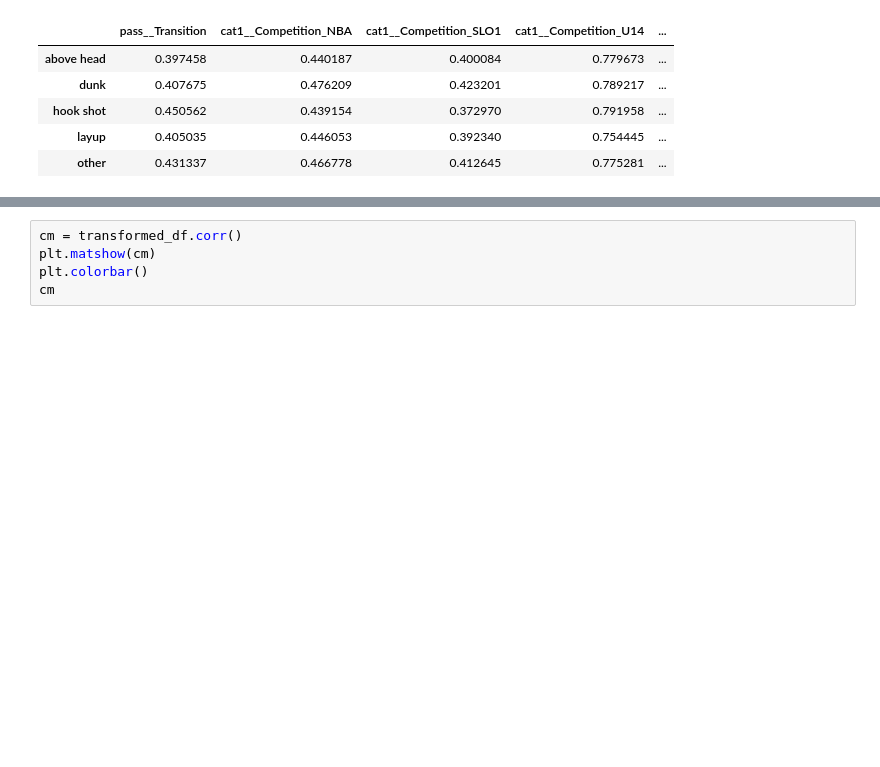
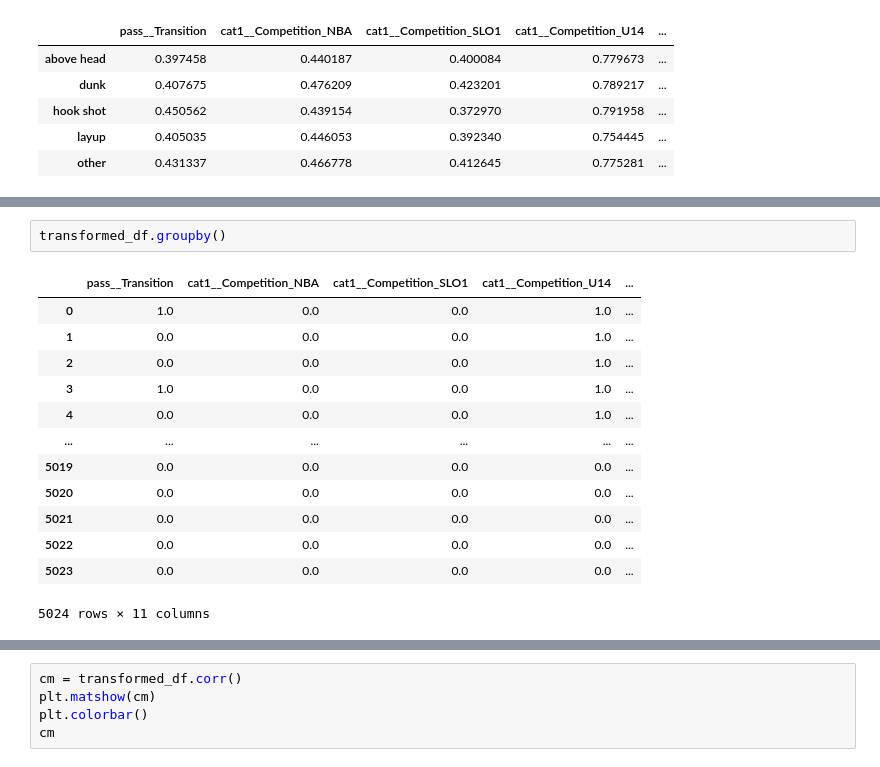
Before and after one commit to MatejVre/Generalized_Linear_Models, a Jupyter notebook: testing.ipynb, the cells around one changed output, grey strips where cells are left out. Cells and saved outputs as stored; diff of their text form; blank space fills up the shorter version.

```diff
--- a/testing.ipynb
+++ b/testing.ipynb
@@ -243,0 +280,16 @@ sns.heatmap(coefs_df, annot=annot_array, center=0, cmap="viridis", fmt="", cbar=
+# %%
+transformed_df.groupby()
+# %% [output]
+|  | pass__Transition | cat1__Competition_NBA | cat1__Competition_SLO1 | cat1__Competition_U14 | ... |
+| 0 | 1.0 | 0.0 | 0.0 | 1.0 | ... |
+| 1 | 0.0 | 0.0 | 0.0 | 1.0 | ... |
+| 2 | 0.0 | 0.0 | 0.0 | 1.0 | ... |
+| 3 | 1.0 | 0.0 | 0.0 | 1.0 | ... |
+| 4 | 0.0 | 0.0 | 0.0 | 1.0 | ... |
+| ... | ... | ... | ... | ... | ... |
+| 5019 | 0.0 | 0.0 | 0.0 | 0.0 | ... |
+| 5020 | 0.0 | 0.0 | 0.0 | 0.0 | ... |
+| 5021 | 0.0 | 0.0 | 0.0 | 0.0 | ... |
+| 5022 | 0.0 | 0.0 | 0.0 | 0.0 | ... |
+| 5023 | 0.0 | 0.0 | 0.0 | 0.0 | ... |
+5024 rows × 11 columns
```
Also changed, not shown: parts of 12 cells of this notebook, 5 other files.
